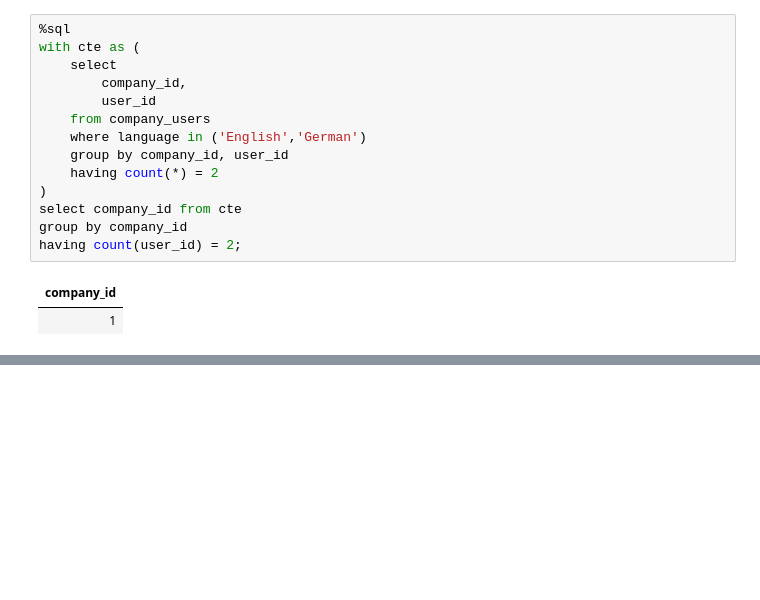
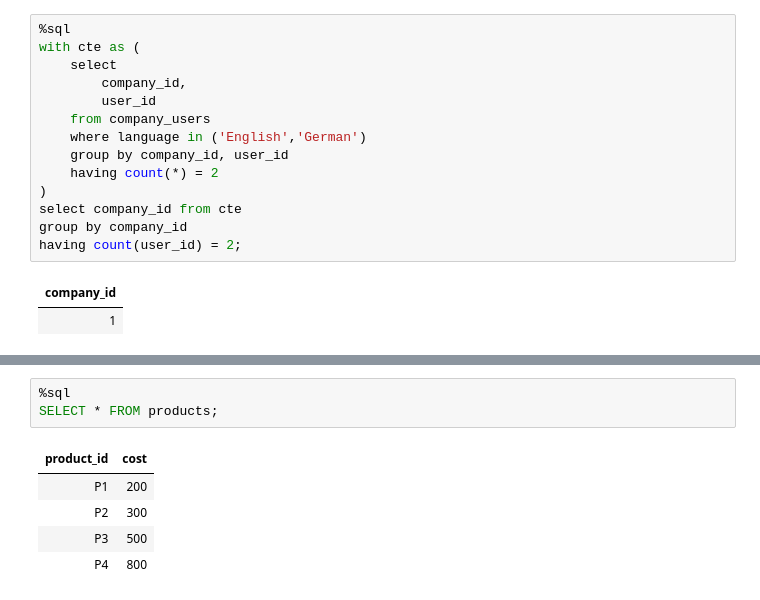
Before and after one commit to Rupam-1/SQL-Pyspark-practise_youtube, a Jupyter notebook: 03. SQL - Part2.ipynb, the cells around one changed output, grey strips where cells are left out. Drawn from its saved outputs; the diff is of its cells as text; blank space fills up the shorter version.

```diff
--- a/03. SQL - Part2.ipynb
+++ b/03. SQL - Part2.ipynb
@@ -926,0 +956,9 @@ having count(user_id) = 2;
+# %%
+%sql
+SELECT * FROM products;
+# %% [output]
+| product_id | cost |
+| P1 | 200 |
+| P2 | 300 |
+| P3 | 500 |
+| P4 | 800 |
```
Also changed, not shown: parts of 4 cells of this notebook, 1 other file.
